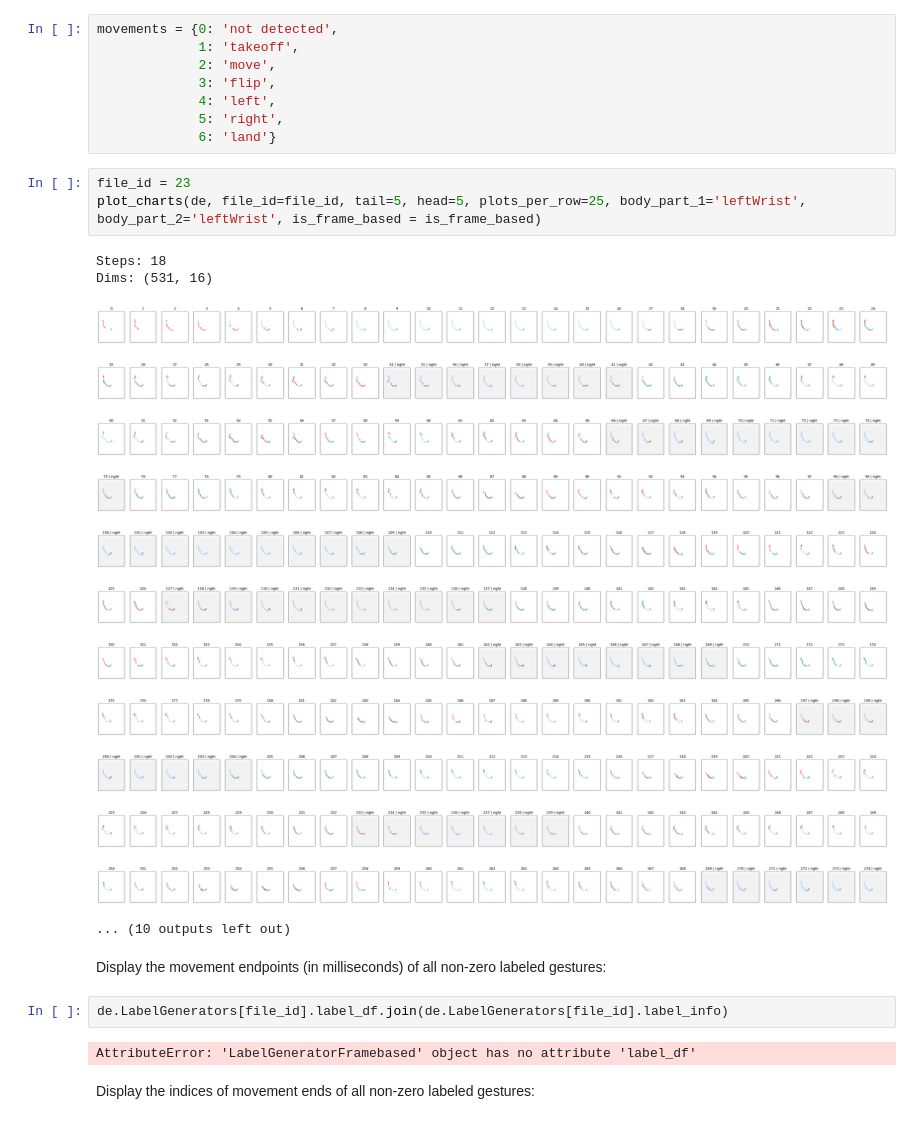
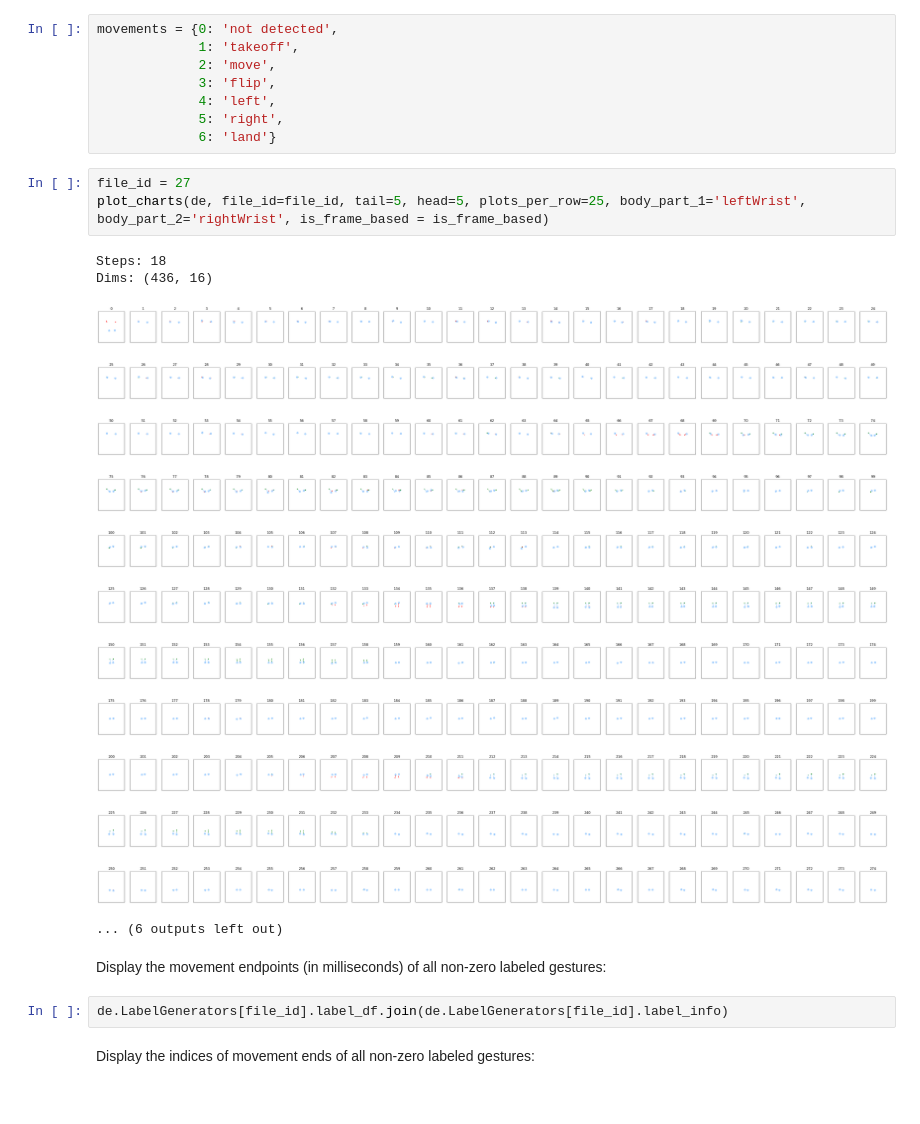
Before and after one commit to chriswegmann/drone_steering, a Jupyter notebook: models/playground/Gesture_Visualization.ipynb, the cells around one changed output. Cells and saved outputs as stored; diff of their text form.

```diff
--- a/models/playground/Gesture_Visualization.ipynb
+++ b/models/playground/Gesture_Visualization.ipynb
@@ -199,29 +199,27 @@ movements = {0: 'not detected',
              5: 'right',
              6: 'land'}
 # %%
-file_id = 23
-plot_charts(de, file_id=file_id, tail=5, head=5, plots_per_row=25, body_part_1='leftWrist', body_part_2='leftWrist', is_frame_based = is_frame_based)
+file_id = 27
+plot_charts(de, file_id=file_id, tail=5, head=5, plots_per_row=25, body_part_1='leftWrist', body_part_2='rightWrist', is_frame_based = is_frame_based)
 # %% [output]
 Steps: 18
-Dims: (531, 16)
+Dims: (436, 16)
-[figure, old version]
+[figure, new version]
-[figure, old version]
+[figure, new version]
-[figure, old version]
+[figure, new version]
-[figure, old version]
+[figure, new version]
-[figure, old version]
+[figure, new version]
-[figure, old version]
+[figure, new version]
-[figure, old version]
+[figure, new version]
-[figure, old version]
+[figure, new version]
-[figure, old version]
+[figure, new version]
-[figure, old version]
+[figure, new version]
-[figure, old version]
+[figure, new version]
-... (10 outputs left out)
+... (6 outputs left out)
 # %% [markdown]
 Display the movement endpoints (in milliseconds) of all non-zero labeled gestures:
 # %%
 de.LabelGenerators[file_id].label_df.join(de.LabelGenerators[file_id].label_info)
-# %% [output]
-AttributeError: 'LabelGeneratorFramebased' object has no attribute 'label_df'
 # %% [markdown]
 Display the indices of movement ends of all non-zero labeled gestures:
 # %%
```
Also changed, not shown: parts of 4 cells of this notebook, 5 other files.
